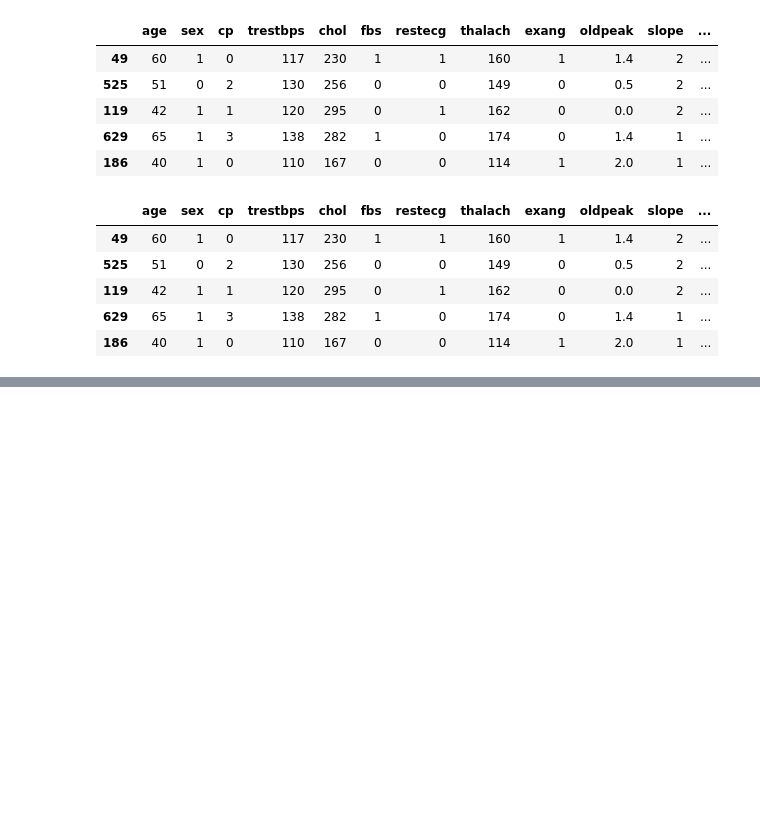
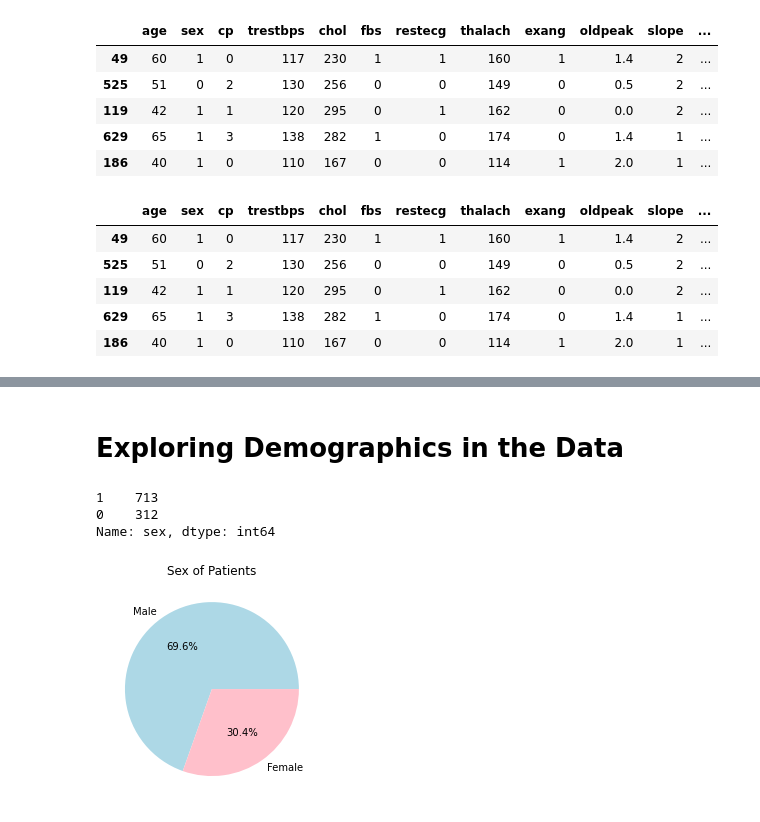
Before and after one commit to twolightsabovethesea/heart-disease, a Jupyter notebook: heart_disease.ipynb, the cells around one changed output, grey strips where cells are left out. Cells and saved outputs as stored; diff of their text form; code cells hidden in the pictures; blank space fills up the shorter version.

Commit message:
determined the sex ratio of patients in the data and added pie chart to visualize it

```diff
--- a/heart_disease.ipynb
+++ b/heart_disease.ipynb
@@ -151,0 +155,24 @@ predictions_df.head()
+# %% [markdown]
+# Exploring Demographics in the Data
+# %%
+#create a copy of the original dataframe to work with
+demo_df = heart_df.copy()
+
+#group by sex
+sex_ratio = demo_df['sex'].value_counts()
+sex_ratio
+# %% [output]
+1    713
+0    312
+Name: sex, dtype: int64
+# %%
+#create a pie chart using Matplotlib to visualize the sex ratio of patients in the data
+
+labels = ["Male", "Female"]
+colors = ["lightblue", "pink"]
+
+plt.pie(sex_ratio, labels=labels, colors=colors, autopct='%1.1f%%')
+plt.title("Sex of Patients")
+plt.show()
+# %% [output]
+[figure, added]
```
Also changed, not shown: parts of 1 cell of this notebook.
